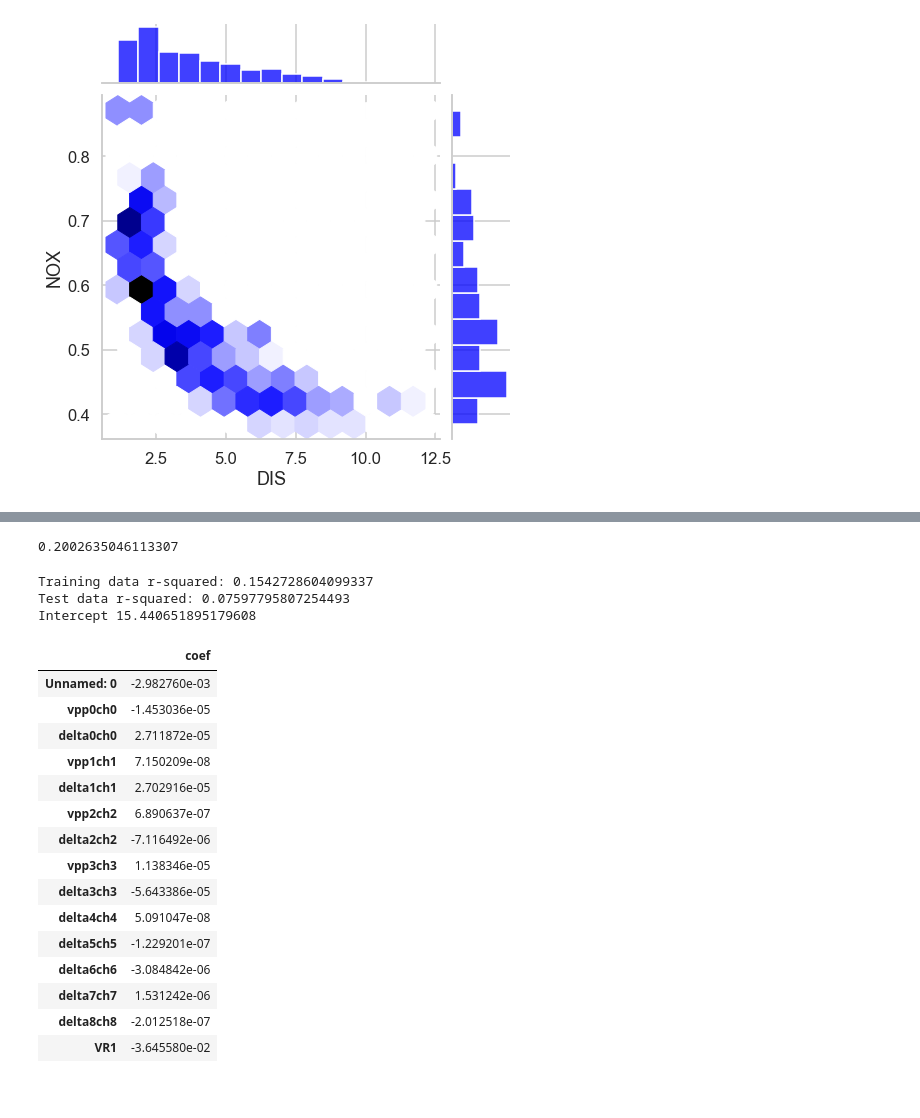
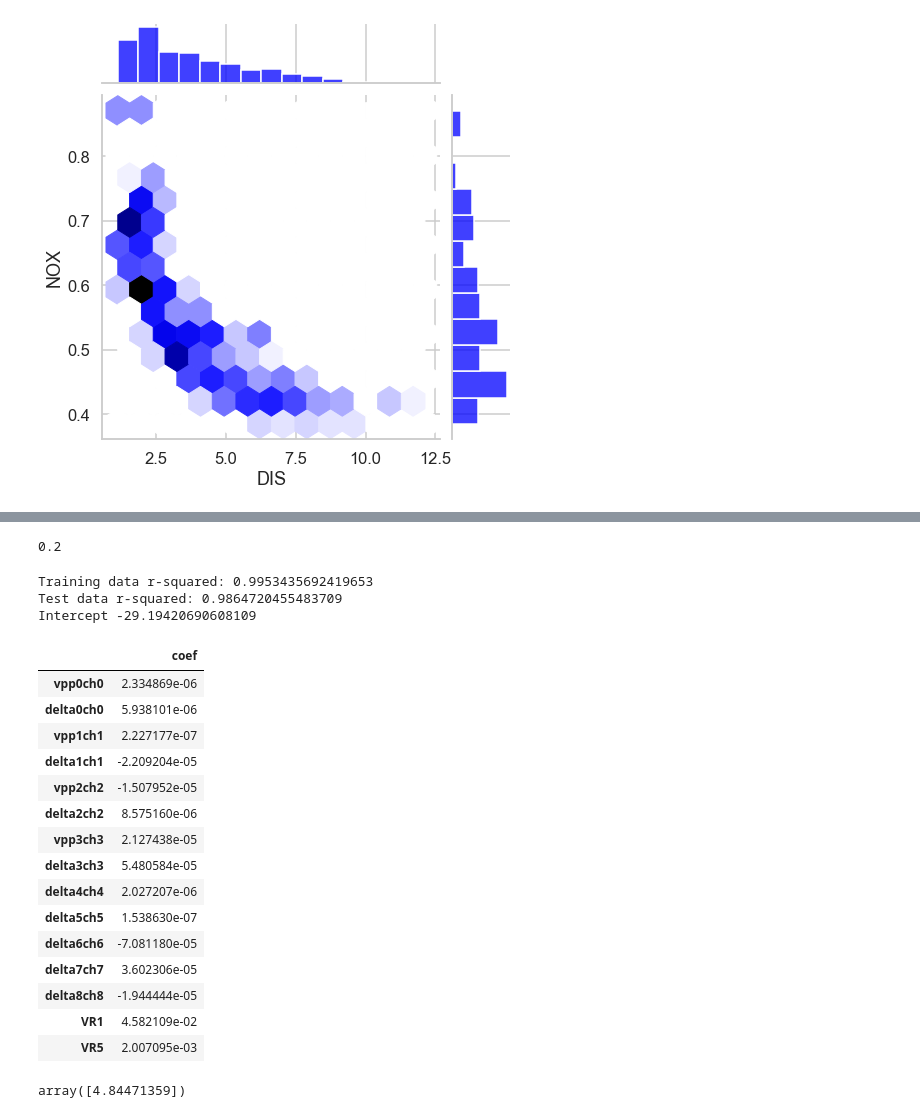
Before and after one commit to ahmadasmandar/linearreg, a Jupyter notebook: boston.ipynb, the cells around one changed output, grey strips where cells are left out. Cells and saved outputs as stored; diff of their text form; code cells hidden in the pictures.

Commit message:
work with FIS DAta

```diff
--- a/boston.ipynb
+++ b/boston.ipynb
@@ -271,10 +271,15 @@ target=dataset['target']
 # print(scaler.fit(target))
 # %%
 # features=dataset.drop(["target","name_at_End","name",'delta0ch0','delta1ch1',"delta2ch2","delta3ch3"], axis=1).fillna(0)
-features=dataset.drop(["target","name_at_End","name"], axis=1).fillna(0)
+features=dataset.drop(["target","name"], axis=1).fillna(0)
 # features.isnull().values.any()
 # print(features.head())
 # features=scaler.transform(features)
 # print(features)
 # print(scaler.fit(features))
 # print(scaler.transform(features))
+for x in features.columns:
+    if "Unnamed" in x:
+        features=features.drop(columns=x)
+print(features.columns)
+features.to_excel("featurelars.xlsx")
@@ -288,33 +307,35 @@ len(X_train)/len(features)
 # % of test data set
 X_test.shape[0]/features.shape[0]
 # %% [output]
-0.2002635046113307
+0.2
 # %%
 regr = LinearRegression()
 regr.fit(X_train, y_train)
 #Challenge: print out r-squared for training and test datasets
 print('Training data r-squared:', regr.score(X_train, y_train))
 print('Test data r-squared:', regr.score(X_test, y_test))
 
 print('Intercept', regr.intercept_)
+coeff=regr.coef_
+coeff_names=X_train.columns
 pd.DataFrame(data=regr.coef_, index=X_train.columns, columns=['coef'])
 # %% [output]
-Training data r-squared: 0.1542728604099337
-Test data r-squared: 0.07597795807254493
-Intercept 15.440651895179608
+Training data r-squared: 0.9953435692419653
+Test data r-squared: 0.9864720455483709
+Intercept -29.19420690608109
 |  | coef |
-| Unnamed: 0 | -2.982760e-03 |
-| vpp0ch0 | -1.453036e-05 |
-| delta0ch0 | 2.711872e-05 |
-| vpp1ch1 | 7.150209e-08 |
-| delta1ch1 | 2.702916e-05 |
-| vpp2ch2 | 6.890637e-07 |
-| delta2ch2 | -7.116492e-06 |
-| vpp3ch3 | 1.138346e-05 |
-| delta3ch3 | -5.643386e-05 |
-| delta4ch4 | 5.091047e-08 |
-| delta5ch5 | -1.229201e-07 |
-| delta6ch6 | -3.084842e-06 |
-| delta7ch7 | 1.531242e-06 |
-| delta8ch8 | -2.012518e-07 |
-| VR1 | -3.645580e-02 |
+| vpp0ch0 | 2.334869e-06 |
+| delta0ch0 | 5.938101e-06 |
+| vpp1ch1 | 2.227177e-07 |
+| delta1ch1 | -2.209204e-05 |
+| vpp2ch2 | -1.507952e-05 |
+| delta2ch2 | 8.575160e-06 |
+| vpp3ch3 | 2.127438e-05 |
+| delta3ch3 | 5.480584e-05 |
+| delta4ch4 | 2.027207e-06 |
+| delta5ch5 | 1.538630e-07 |
+| delta6ch6 | -7.081180e-05 |
+| delta7ch7 | 3.602306e-05 |
+| delta8ch8 | -1.944444e-05 |
+| VR1 | 4.582109e-02 |
+| VR5 | 2.007095e-03 |
@@ -320,0 +357,4 @@ Intercept 15.440651895179608
+# %%
+regr.predict(testx)
+# %% [output]
+array([4.84471359])
```
Also changed, not shown: parts of 8 cells of this notebook, 6 other files.
